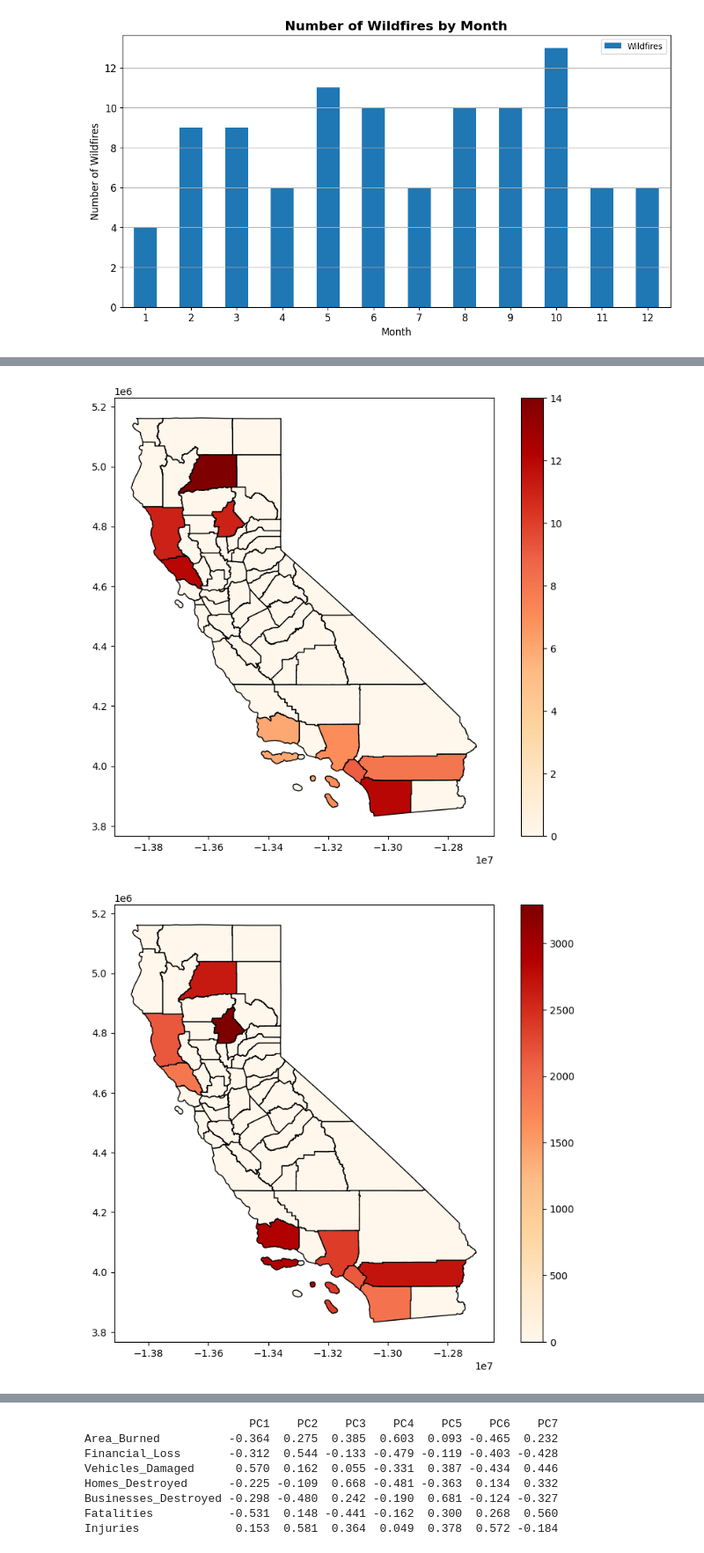
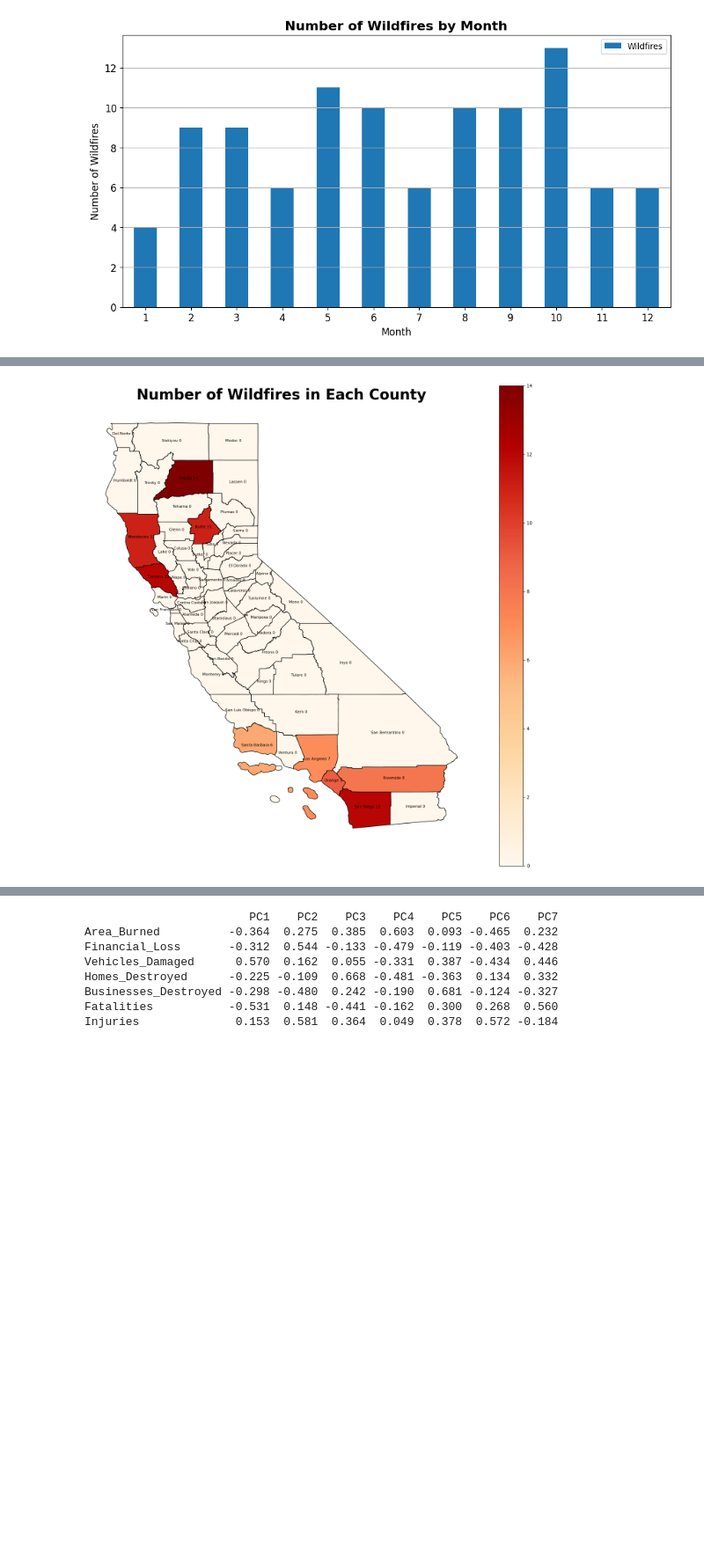
Before and after one commit to BaoTruong1/wildfire_project, a Jupyter notebook: src/exploration.ipynb, the cells around one changed output, grey strips where cells are left out. Shown at 88% size. Cells and saved outputs as stored; diff of their text form; code cells hidden in the pictures; blank space fills up the shorter version.

```diff
--- a/src/exploration.ipynb
+++ b/src/exploration.ipynb
@@ -162,38 +141,25 @@ plt.show()
 # %%
-# Number of wildfire incidents happened in each county during the period 2014 - 2024
+# Number of wildfire incidents happened in each county during the period 2014 - 2023
 wildfire_counts = df.groupby('Location').agg(Wildfire_Count = ('Date', 'count'))
 Counties_count = Counties.merge(wildfire_counts, left_on = 'NAMELSAD', right_on = 'Location', how = "left")
 Counties_count['Wildfire_Count'] = Counties_count['Wildfire_Count'].fillna(0)
 
-fig,ax = plt.subplots(figsize = (10,8))
+fig,ax = plt.subplots(figsize = (18,18))
 Counties_count.plot(column="Wildfire_Count",
                 cmap = 'OrRd',
                 legend= True,
                 edgecolor= 'black',
                 ax = ax)
 
-wildfire_damage = df.groupby('Location').agg(Wildfire_Damage = ('Financial_Loss', 'mean'))
-Counties_damage = Counties.merge(wildfire_damage, left_on = 'NAMELSAD', right_on = 'Location', how = "left")
-Counties_damage['Wildfire_Damage'] = Counties_damage['Wildfire_Damage'].fillna(0)
+for idx, row in Counties_count.iterrows():
+    plt.annotate(
+        text=f"{row['NAME']} {int(row['Wildfire_Count'])}",
+        xy=(row["geometry"].centroid.x, row["geometry"].centroid.y),
+        ha="center", fontsize=8, color="black"
+    )
 
-fig,ax = plt.subplots(figsize = (10,8))
-Counties_damage.plot(column="Wildfire_Damage",
-                cmap = 'OrRd',
-                legend= True,
-                edgecolor= 'black',
-                ax = ax)
-
-area_burned = df.groupby('Location').agg(Area = ('Area_Burned','sum'))
-Counties_area = Counties.merge(area_burned, left_on = 'NAMELSAD', right_on = 'Location', how = "left")
-Counties_area['Area'] = Counties_area['Area'].fillna(0)
-
-fig,ax = plt.subplots(figsize = (10,8))
-Counties_area.plot(column="Area",
-                cmap = 'OrRd',
-                legend= True,
-                edgecolor= 'black',
-                ax = ax)
+plt.title("Number of Wildfires in Each County", fontsize = 30, weight = 'bold')
+plt.axis("off")
 plt.show()
 # %% [output]
-[figure, old version]
+[figure, new version]
-[figure, removed]
```
Also changed, not shown: parts of 25 cells of this notebook.
